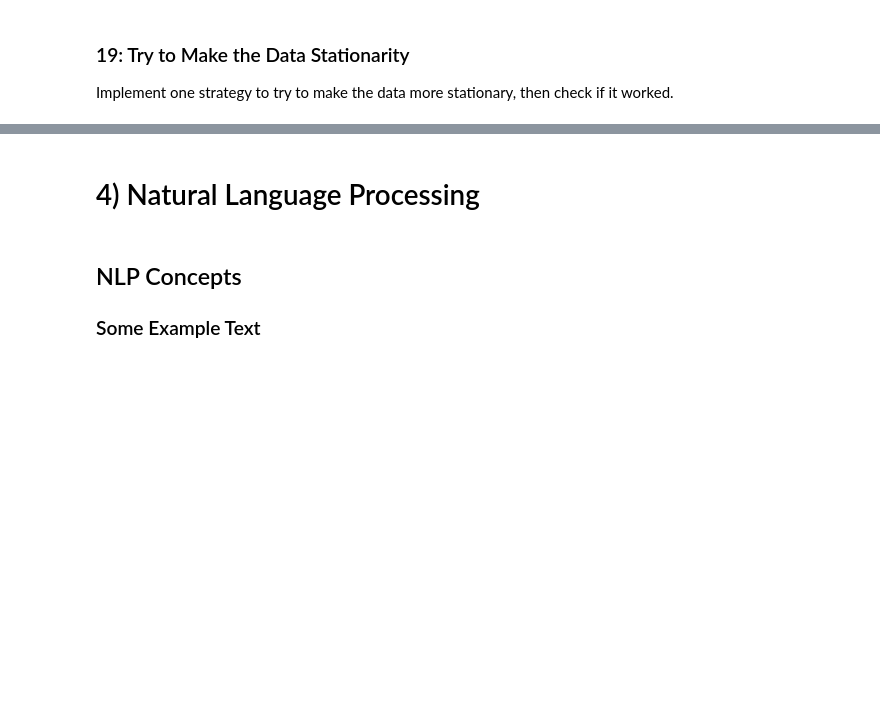
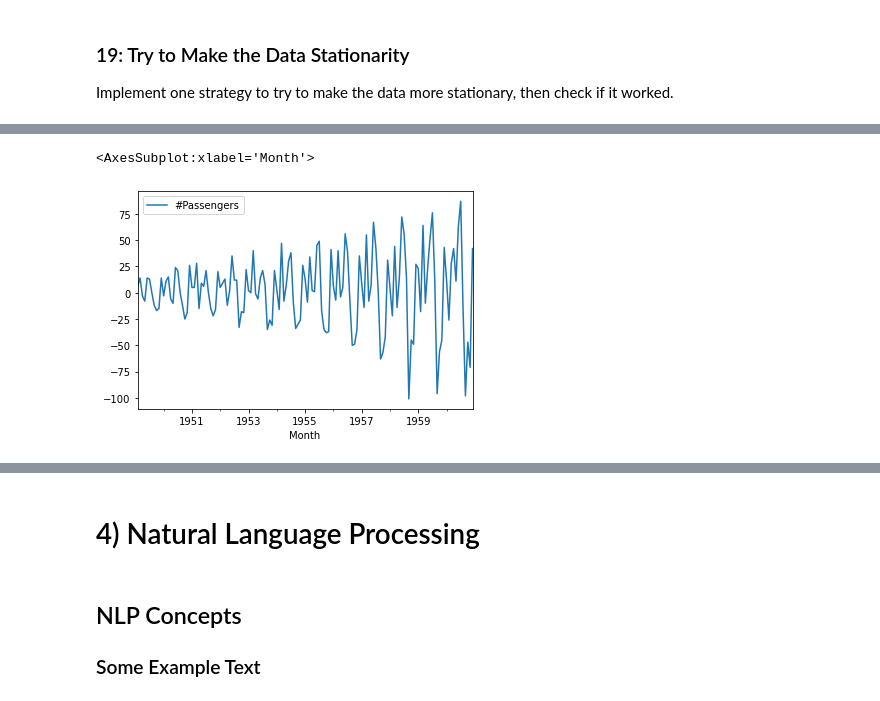
Before and after one commit to jordanate/NYC-DS-091922, a Jupyter notebook: CodeChallengeReviews/Phase4/P4-Code-Challenge-Review_blank.ipynb, the cells around one changed output, grey strips where cells are left out. Saved outputs shown, nothing was run; the diff lists cells and outputs as text; code cells hidden in the pictures; blank space fills up the shorter version.

```diff
--- a/CodeChallengeReviews/Phase4/P4-Code-Challenge-Review_blank.ipynb
+++ b/CodeChallengeReviews/Phase4/P4-Code-Challenge-Review_blank.ipynb
@@ -274,3 +440,9 @@ Implement one strategy to try to make the data more stationary, then check if it
 # call_on_students(1)
 # %%
 # Code here to try to make the data stationary
+
+# roll_mean = ap.rolling(window=12).mean()
+# data_minus_roll_mean = ap - roll_mean
+# data_minus_roll_mean.head(15)
+
+diff_ap = ap.diff().dropna()
@@ -279,3 +478,8 @@ Implement one strategy to try to make the data more stationary, then check if it
+# %%
+diff_ap.plot()
+# %% [output]
+<AxesSubplot:xlabel='Month'>
+[figure, added]
 # %% [markdown]
 <a id='clust'></a>
 # %% [markdown]
```
Also changed, not shown: parts of 62 cells of this notebook.
